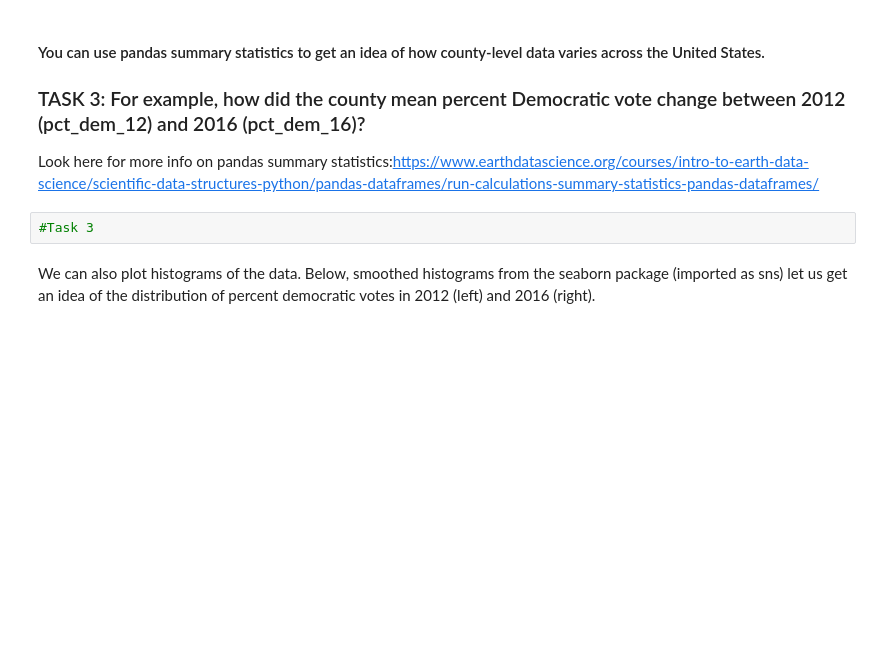
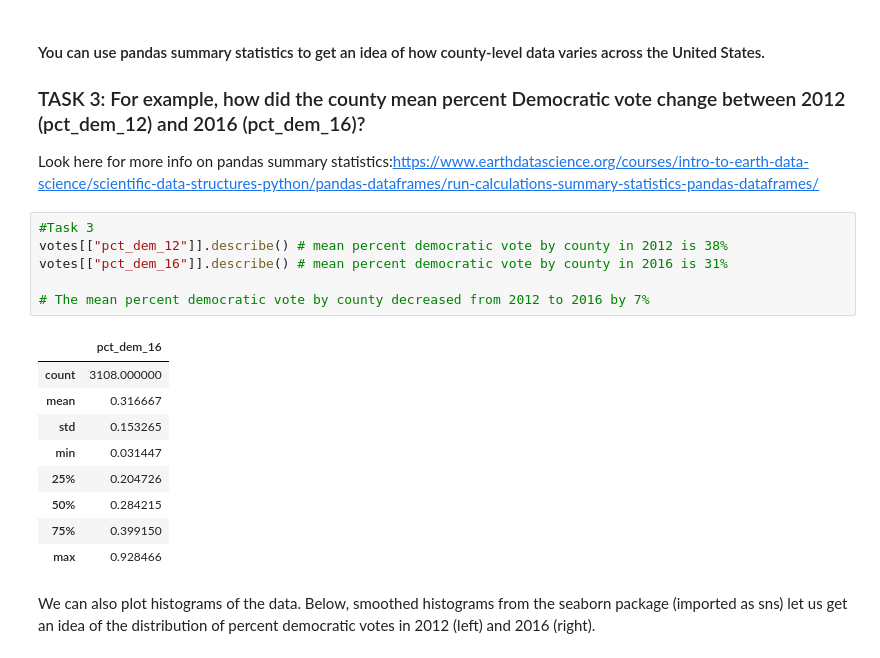
Before and after one commit to baedgert/EnvDatSci22, a Jupyter notebook: CodeSprints/multicollinearity_methods.ipynb, the cells around one changed output. Cells and saved outputs as stored; diff of their text form; blank space fills up the shorter version.

```diff
--- a/CodeSprints/multicollinearity_methods.ipynb
+++ b/CodeSprints/multicollinearity_methods.ipynb
@@ -116,8 +158,22 @@ for col in votes.columns:
 ### TASK 3: For example, how did the county mean percent Democratic vote change between 2012 (pct_dem_12) and 2016 (pct_dem_16)?
 
 Look here for more info on pandas summary statistics:https://www.earthdatascience.org/courses/intro-to-earth-data-science/scientific-data-structures-python/pandas-dataframes/run-calculations-summary-statistics-pandas-dataframes/
-# %%
-#Task 3
+# %%
+#Task 3
+votes[["pct_dem_12"]].describe() # mean percent democratic vote by county in 2012 is 38%
+votes[["pct_dem_16"]].describe() # mean percent democratic vote by county in 2016 is 31%
+
+# The mean percent democratic vote by county decreased from 2012 to 2016 by 7%
+# %% [output]
+|  | pct_dem_16 |
+| count | 3108.000000 |
+| mean | 0.316667 |
+| std | 0.153265 |
+| min | 0.031447 |
+| 25% | 0.204726 |
+| 50% | 0.284215 |
+| 75% | 0.399150 |
+| max | 0.928466 |
 # %% [markdown]
 We can also plot histograms of the data. Below, smoothed histograms from the seaborn package (imported as sns) let us get an idea of the distribution of percent democratic votes in 2012 (left) and 2016 (right).
 # %%
```
Also changed, not shown: parts of 11 cells of this notebook.
